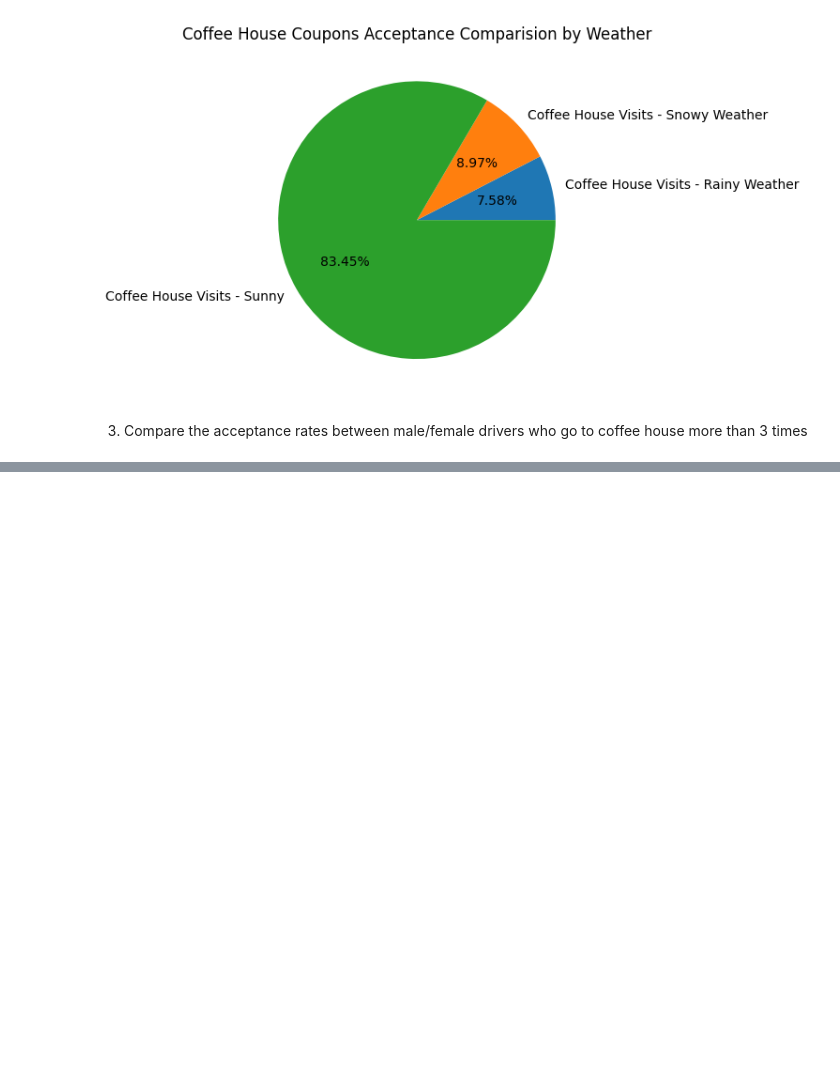
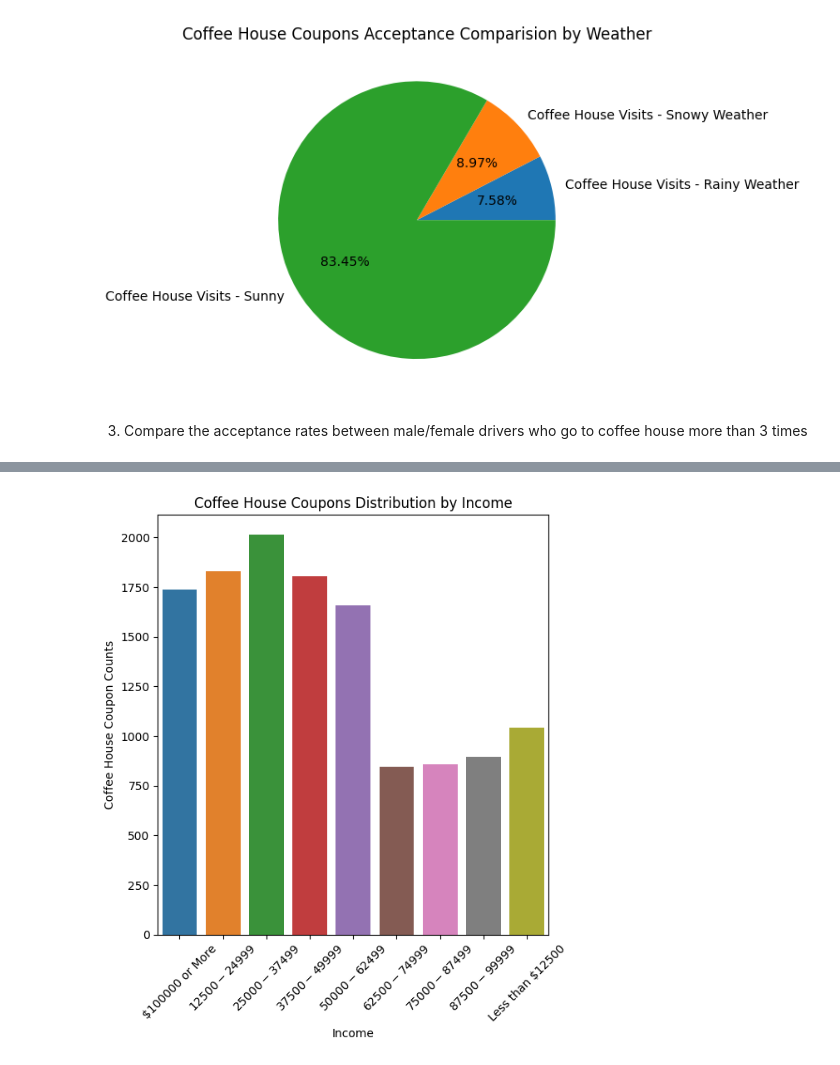
Before and after one commit to atewari-bot/driving-coupon, a Jupyter notebook: prompt.ipynb, the cells around one changed output, grey strips where cells are left out. Saved outputs shown, nothing was run; the diff lists cells and outputs as text; code cells hidden in the pictures; blank space fills up the shorter version.

```diff
--- a/prompt.ipynb
+++ b/prompt.ipynb
@@ -1032,0 +1065,16 @@ plt.pie([coffee_house_visits_gender_df['Male'], coffee_house_visits_gender_df['F
+# %%
+# Bar plot visualization for coffee house coupons by income
+
+coffee_house_income = data.groupby('income')['income'].value_counts().reset_index()
+coffee_house_income
+plt.figure(figsize=(6, 6))
+sns.barplot(coffee_house_income, x='income', y='count', hue='income')
+plt.title('Coffee House Coupons Distribution by Income')
+plt.xlabel('Income')
+plt.ylabel('Coffee House Coupon Counts')
+plt.tight_layout()
+plt.xticks(rotation=45)
+plt.savefig("images/ch_by_income.png")
+plt.show()
+# %% [output]
+[figure, added]
```
Also changed, not shown: parts of 9 cells of this notebook, 5 other files.
